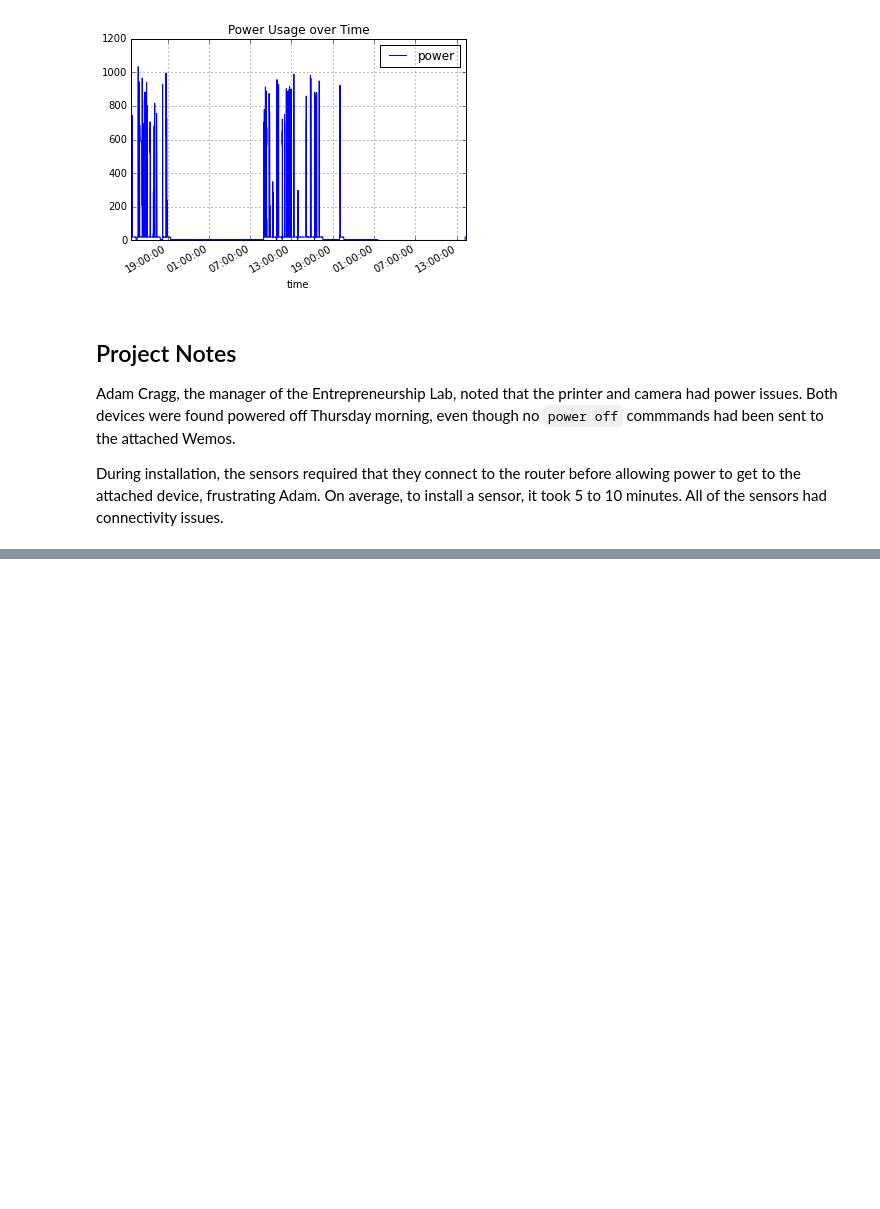
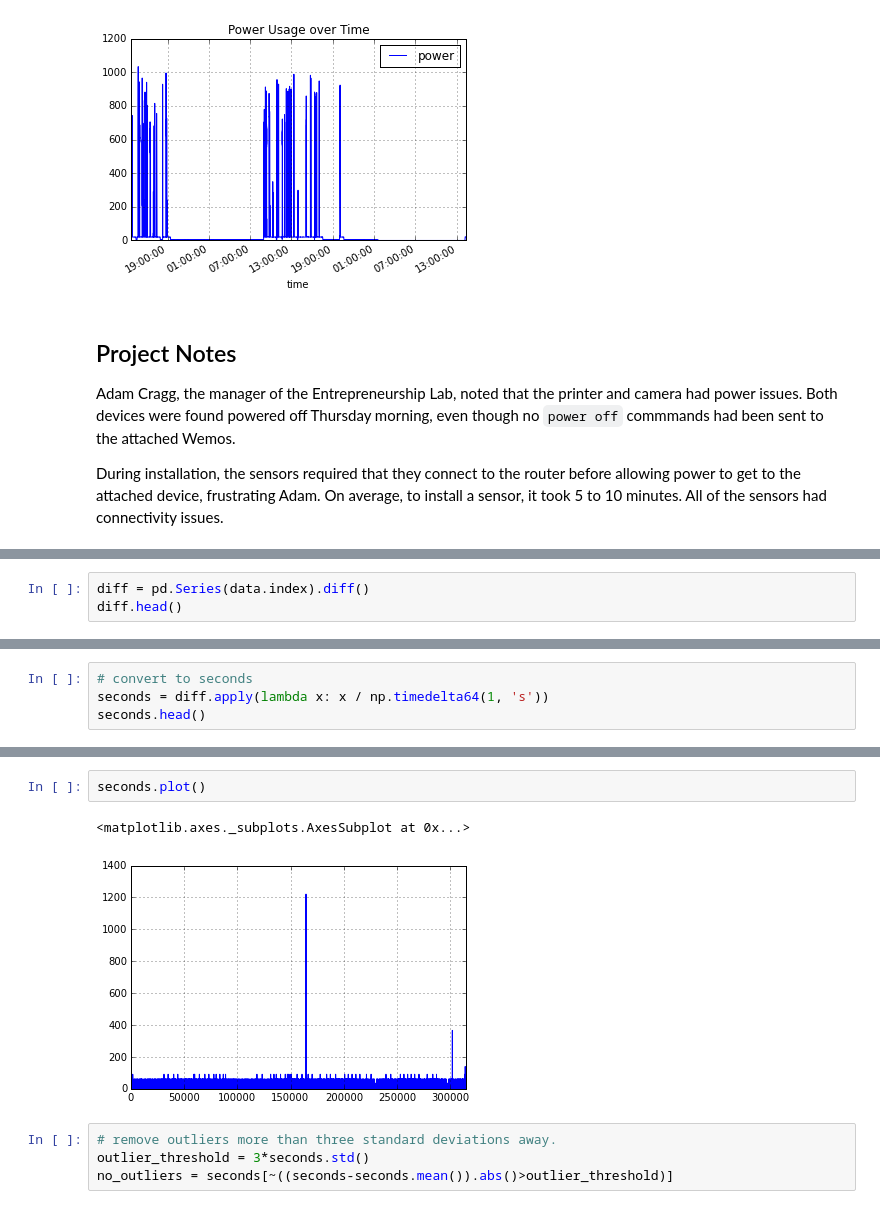
Before and after one commit to project-nikola/data, a Jupyter notebook: wemo/15-03-25-elab/elab-phantom-power.ipynb, the cells around one changed output, grey strips where cells are left out. Saved outputs shown, nothing was run; the diff lists cells and outputs as text; blank space fills up the shorter version.

Commit message:
Initial data exploration for elab experiment

```diff
--- a/wemo/15-03-25-elab/elab-phantom-power.ipynb
+++ b/wemo/15-03-25-elab/elab-phantom-power.ipynb
@@ -57,0 +61,3 @@ During installation, the sensors required that they connect to the router before
+# %%
+diff = pd.Series(data.index).diff()
+diff.head()
@@ -57,0 +71,4 @@ During installation, the sensors required that they connect to the router before
+# %%
+# convert to seconds
+seconds = diff.apply(lambda x: x / np.timedelta64(1, 's'))
+seconds.head()
@@ -57,0 +95,9 @@ During installation, the sensors required that they connect to the router before
+# %%
+seconds.plot()
+# %% [output]
+<matplotlib.axes._subplots.AxesSubplot at 0x...>
+[figure, added]
+# %%
+# remove outliers more than three standard deviations away.
+outlier_threshold = 3*seconds.std()
+no_outliers = seconds[~((seconds-seconds.mean()).abs()>outlier_threshold)]
```
Also changed, not shown: parts of 6 cells of this notebook.
